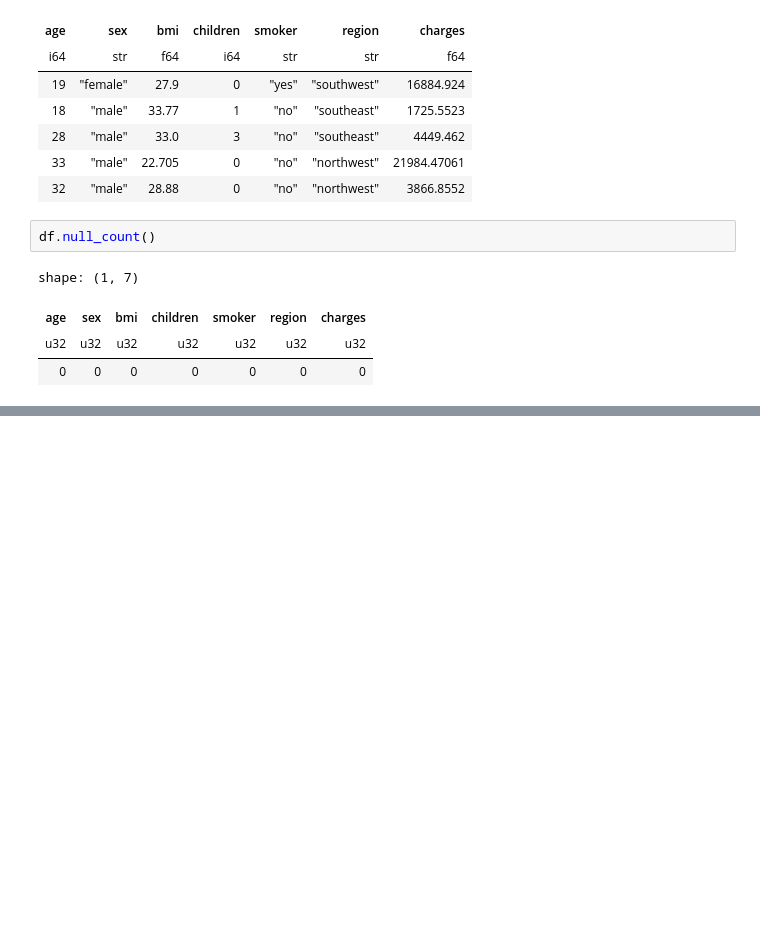
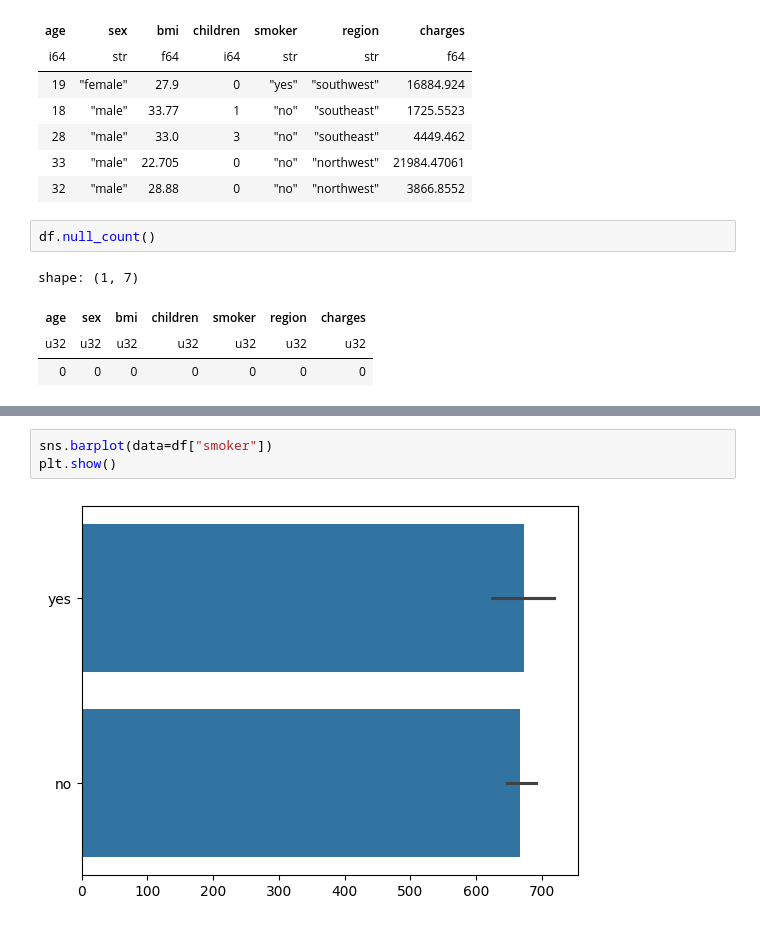
Before and after one commit to RJUNCC/data-modeling-sp500-forecasting, a Jupyter notebook: medical_insurance_cost.ipynb, the cells around one changed output, grey strips where cells are left out. Saved outputs shown, nothing was run; the diff lists cells and outputs as text; blank space fills up the shorter version.

```diff
--- a/medical_insurance_cost.ipynb
+++ b/medical_insurance_cost.ipynb
@@ -48,0 +69,5 @@ shape: (1, 7)
+# %%
+sns.barplot(data=df["smoker"])
+plt.show()
+# %% [output]
+[figure, added]
```
Also changed, not shown: parts of 9 cells of this notebook.
